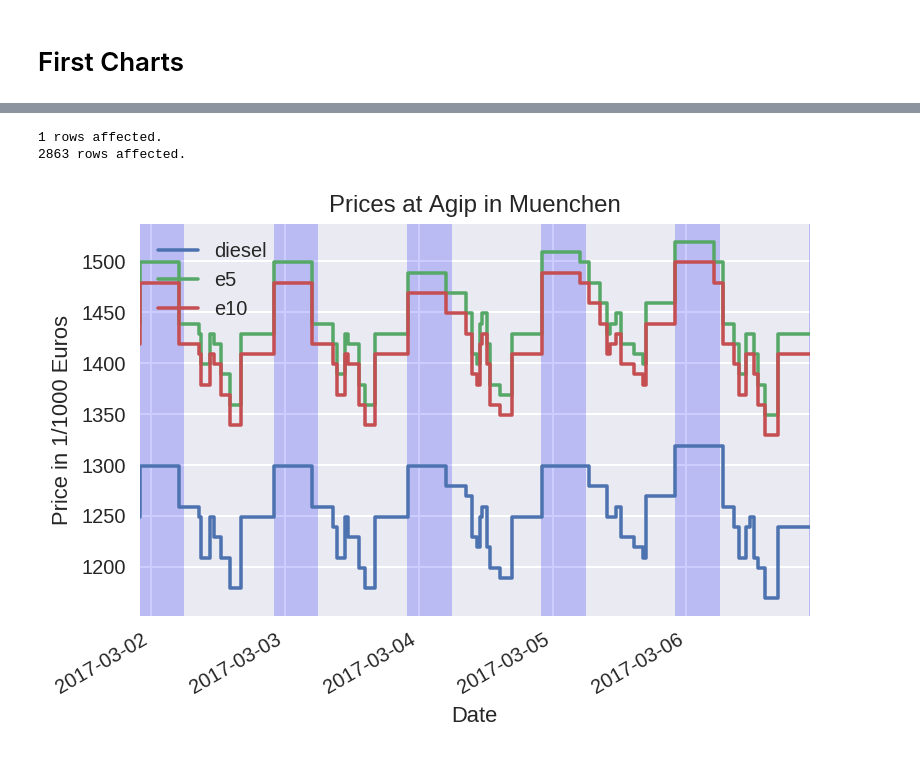
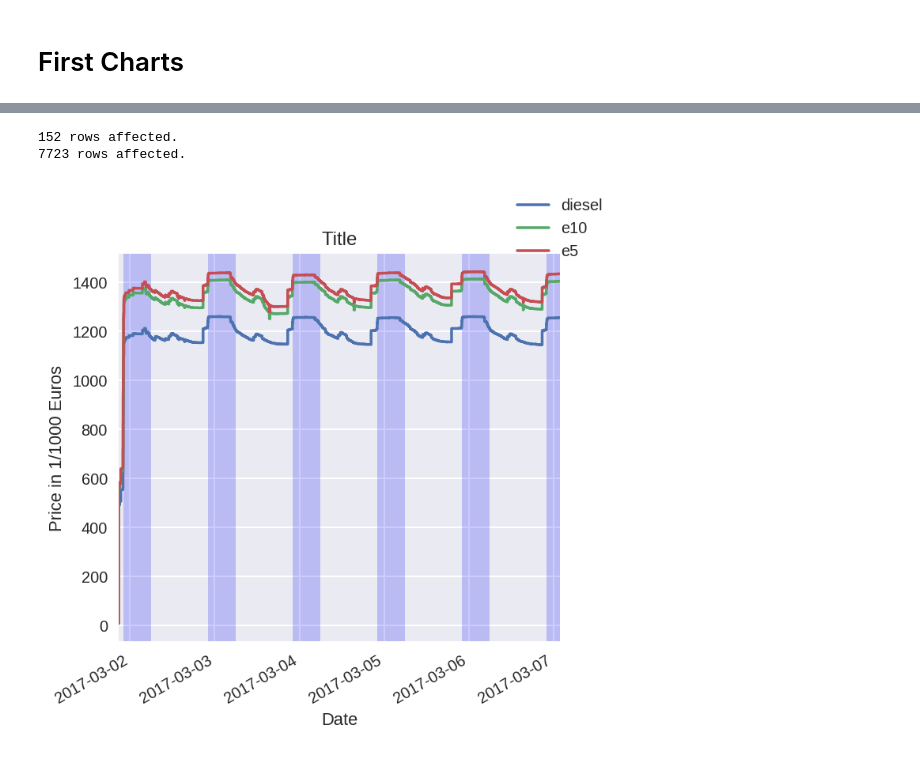
Before and after one commit to stoman/gasprices, a Jupyter notebook: Gas Stations.ipynb, the cells around one changed output, grey strips where cells are left out. Drawn from its saved outputs; the diff is of its cells as text; code cells hidden in the pictures.

```diff
--- a/Gas Stations.ipynb
+++ b/Gas Stations.ipynb
@@ -5,7 +5,10 @@
 import seaborn as sns
 from datetime import datetime, timedelta, date
 import matplotlib as mpl
+import matplotlib.pyplot as plt
+import pandas as pd
 mpl.rcParams['savefig.dpi'] = 144
+mpl.rcParams['figure.figsize'] = (5, 5)
 # %% [markdown]
 ## Connect to Database
 # %%
@@ -149,5 +162,7 @@ firsthistory.head()
 brands = gasstations.groupby("brand")["brand"].count().rename("Count of Gas Stations")
 commonbrands = brands[brands >= brands.sum()/40]
 commonbrands.set_value("Others", brands.sum() - commonbrands.sum())
-commonbrands.sort_values().plot(kind="pie")
+ax = commonbrands.sort_values().plot(kind="pie")
+fig = plt.gcf()
+fig.gca().add_artist(plt.Circle((0, 0), 0.7, fc="white"))
 # %% [output]
@@ -177,27 +214,51 @@ gasstations[gasstations["street"] == "Josephspitalstrasse"]
 # %%
-def plot_prices(id, start=datetime.now() - timedelta(weeks=1)):
-    station_information = %sql SELECT * FROM gas_station WHERE id = '$id'
-    station = station_information.DataFrame()[:1]
+def plot_city(city, start=datetime.now() - timedelta(days=9), end=datetime.now(), title="Title"):
+    #find information about the gas stations at the database
+    station_information = %sql SELECT * FROM gas_station WHERE place = '$city'
+    stations = station_information.DataFrame()
+    id_string = ", ".join(map(lambda id: "'%s'" % str(id), stations["id"]))
 
-    history_information = %sql SELECT date, diesel, e5, e10 FROM gas_station_information_history WHERE stid = '$id'
+    #find price history of that gas stations
+    history_information = %sql SELECT stid, date, diesel, e5, e10 FROM gas_station_information_history WHERE stid IN ($id_string) AND TIMESTAMP '$start' <= date AND date <= TIMESTAMP '$end' ORDER BY date ASC
     history_df = history_information.DataFrame()
-    history = history_df[history_df["date"] > start]
-    prices = history.set_index("date")
+    history = history_df[(history_df["date"] >= start) & (history_df["date"] <= end)]#.set_index("stid", "date")
 
-    ax = prices.plot(drawstyle="steps", title="Prices at %s in %s" % (station["brand"].max(), station["place"].max()))
+    #fix me: initial values
+    current_prices = pd.DataFrame(
+        [{"stid": stid, "diesel": .0, "e5": .0, "e10": .0} for stid in stations["id"]]
+    ).set_index("stid")
+
+    #save mean prices
+    mean_prices = pd.DataFrame({
+        "date": pd.Series(dtype="datetime64[ns]"),
+        "diesel": pd.Series(dtype="float64"),
+        "e5": pd.Series(dtype="float64"),
+        "e10": pd.Series(dtype="float64")
+    }).set_index("date")
+
+    #read price changes
+    for idx, change in history.iterrows():
+        for fuel_type in ["diesel", "e5", "e10"]:
+            current_prices.loc[change["stid"]][fuel_type] = change[fuel_type]
+            mean_prices.loc[change["date"]] = current_prices.mean().set_value("date", change["date"])
+
+    #create the plot
+    ax = mean_prices.plot(drawstyle="steps", title=title)
     ax.set_ylabel("Price in 1/1000 Euros")
     ax.set_xlabel("Date")
 
-    mindate = firsthistory["date"].min()
+    #highlight nighttimes
+    mindate = history["date"].min()
     startdate = datetime(mindate.year, mindate.month, mindate.day) - timedelta(days=1)
-    maxdate = firsthistory["date"].max()
+    maxdate = history["date"].max()
     enddate = datetime(maxdate.year, maxdate.month, maxdate.day) + timedelta(days=1)
     while startdate < enddate:
-        ax.axvspan(startdate + timedelta(hours=22), startdate + timedelta(hours=30), facecolor='b', alpha=0.2)
+        ax.axvspan(startdate + timedelta(hours=nightstart), startdate + timedelta(hours=24 + nightend), facecolor='b', alpha=0.2)
         startdate += timedelta(days=1)
+    ax.legend(bbox_to_anchor=(1., .95))
 
-plot_prices("f96b0d2b-c33b-4d8e-a08b-6a9e2f3c657a")
+plot_city("Berlin")
 # %% [output]
-1 rows affected.
-2863 rows affected.
+152 rows affected.
+7723 rows affected.
-[figure, old version]
+[figure, new version]
```
Also changed, not shown: parts of 6 cells of this notebook.
